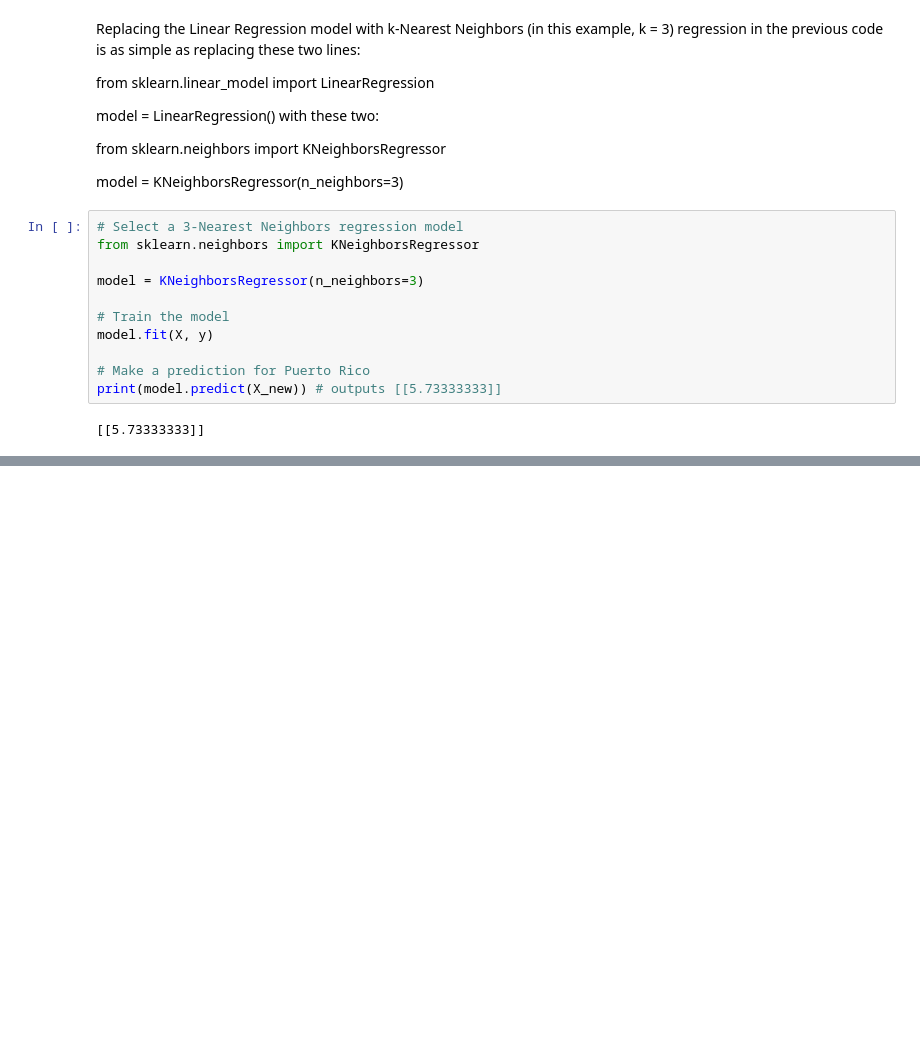
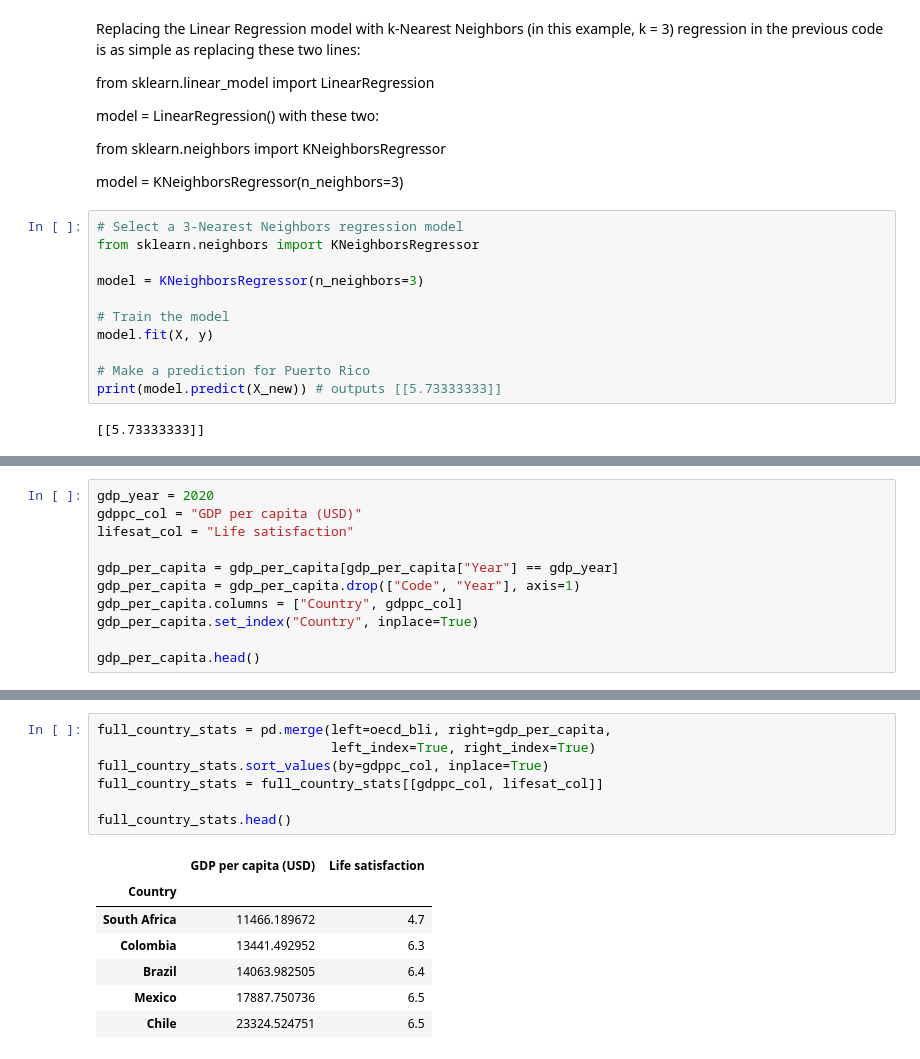
Before and after one commit to dabster108/sklearn-pytorch-lab, a Jupyter notebook: Day1.ipynb, the cells around one changed output, grey strips where cells are left out. Saved outputs shown, nothing was run; the diff lists cells and outputs as text; blank space fills up the shorter version.

```diff
--- a/Day1.ipynb
+++ b/Day1.ipynb
@@ -66,0 +87,11 @@ print(model.predict(X_new)) # outputs [[5.73333333]]
+# %%
+gdp_year = 2020
+gdppc_col = "GDP per capita (USD)"
+lifesat_col = "Life satisfaction"
+
+gdp_per_capita = gdp_per_capita[gdp_per_capita["Year"] == gdp_year]
+gdp_per_capita = gdp_per_capita.drop(["Code", "Year"], axis=1)
+gdp_per_capita.columns = ["Country", gdppc_col]
+gdp_per_capita.set_index("Country", inplace=True)
+
+gdp_per_capita.head()
@@ -66,0 +120,15 @@ print(model.predict(X_new)) # outputs [[5.73333333]]
+# %%
+full_country_stats = pd.merge(left=oecd_bli, right=gdp_per_capita,
+                              left_index=True, right_index=True)
+full_country_stats.sort_values(by=gdppc_col, inplace=True)
+full_country_stats = full_country_stats[[gdppc_col, lifesat_col]]
+
+full_country_stats.head()
+# %% [output]
+|  | GDP per capita (USD) | Life satisfaction |
+| Country |  |  |
+| South Africa | 11466.189672 | 4.7 |
+| Colombia | 13441.492952 | 6.3 |
+| Brazil | 14063.982505 | 6.4 |
+| Mexico | 17887.750736 | 6.5 |
+| Chile | 23324.524751 | 6.5 |
```
Also changed, not shown: parts of 5 cells of this notebook, 2 other files.
